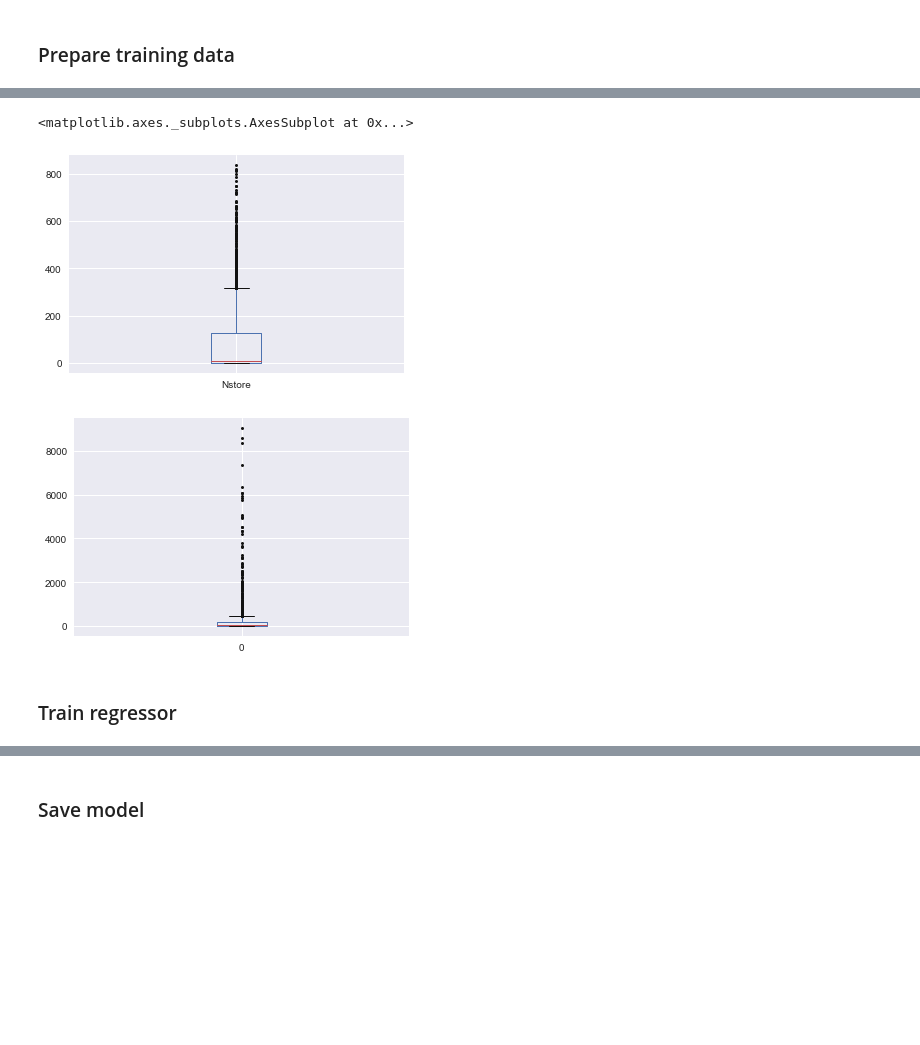
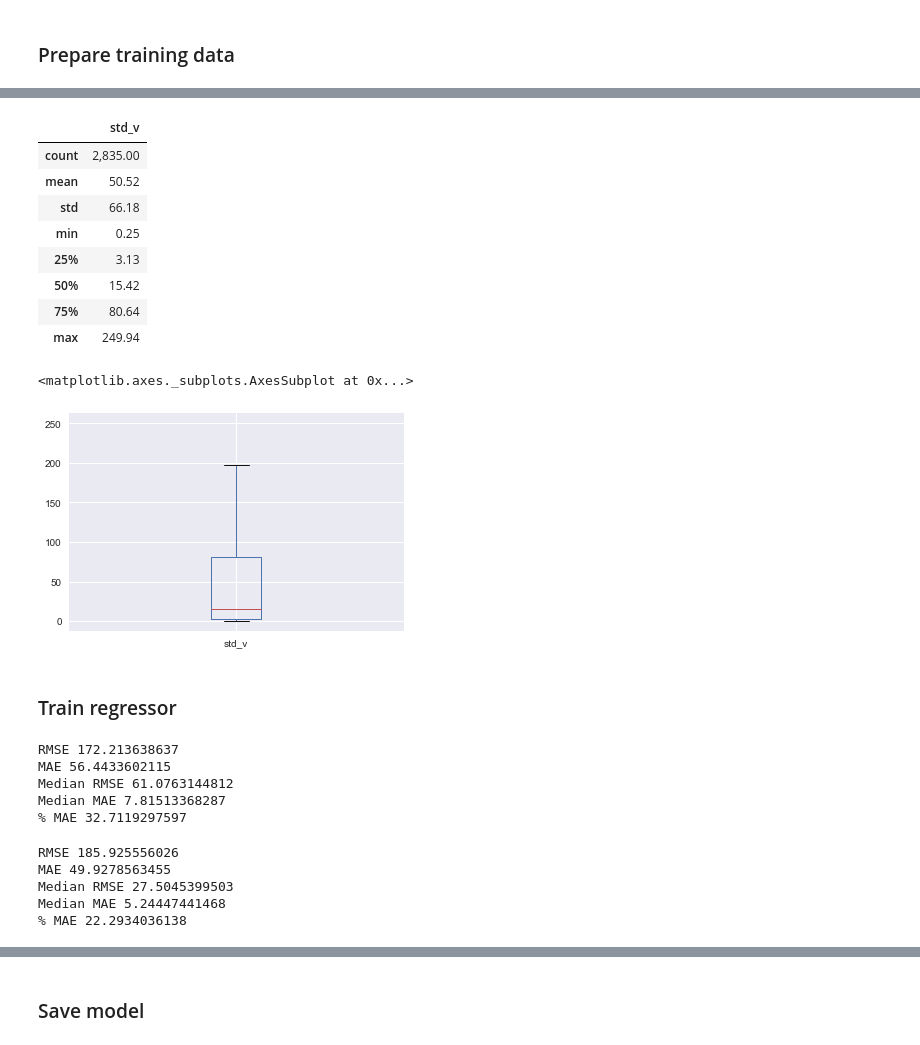
Before and after one commit to imad24/pc_clustering, a Jupyter notebook: notebooks/7SEF/0.5-imad-build-parameters-estimator.ipynb, the cells around one changed output, grey strips where cells are left out. Cells and saved outputs as stored; diff of their text form; code cells hidden in the pictures; blank space fills up the shorter version.

```diff
--- a/notebooks/7SEF/0.5-imad-build-parameters-estimator.ipynb
+++ b/notebooks/7SEF/0.5-imad-build-parameters-estimator.ipynb
@@ -164,14 +179,17 @@ KeyError: "['Pstatus'] not in index"
-# %%
-df.Nstore.plot(kind="box",sym='k.')
-# %% [output]
-<matplotlib.axes._subplots.AxesSubplot at 0x...>
-[figure, removed]
-# %%
-%matplotlib inline
-f  = pd.DataFrame(y_data)
-
-f.plot(kind="box",sym='k.');
-# %% [output]
-[figure, removed]
+# %%
+display(y_data[y_data<250].describe())
+y_data[y_data<250].plot(kind="box")
+# %% [output]
+|  | std_v |
+| count | 2,835.00 |
+| mean | 50.52 |
+| std | 66.18 |
+| min | 0.25 |
+| 25% | 3.13 |
+| 50% | 15.42 |
+| 75% | 80.64 |
+| max | 249.94 |
+<matplotlib.axes._subplots.AxesSubplot at 0x...>
+[figure, added]
 # %% [markdown]
 ### Train regressor
@@ -200,0 +234,28 @@ def adjusted_r2(X,y,r_squared):
+# %%
+print("RMSE", np.sqrt(   MSE(y_test,y_pred).mean()  ) )
+print("MAE", MAE(y_test,y_pred).mean() )
+
+print("Median RMSE", np.median(MSE(y_test,y_pred)))
+print("Median MAE", np.median( MAE(y_test,y_pred)  ) )
+
+print("% MAE",np.median(MAEP(y_test,y_pred))*100)
+# %% [output]
+RMSE 172.213638637
+MAE 56.4433602115
+Median RMSE 61.0763144812
+Median MAE 7.81513368287
+% MAE 32.7119297597
+# %%
+print("RMSE", np.sqrt(   MSE(y_train,yt_pred).mean()  ) )
+print("MAE", MAE(y_train,yt_pred).mean() )
+
+print("Median RMSE", np.median(MSE(y_train,yt_pred)))
+print("Median MAE", np.median(MAE(y_train,yt_pred)) )
+
+print("% MAE",np.median(MAEP(y_train,yt_pred))*100)
+# %% [output]
+RMSE 185.925556026
+MAE 49.9278563455
+Median RMSE 27.5045399503
+Median MAE 5.24447441468
+% MAE 22.2934036138
```
Also changed, not shown: parts of 18 cells of this notebook, 50 other files.
